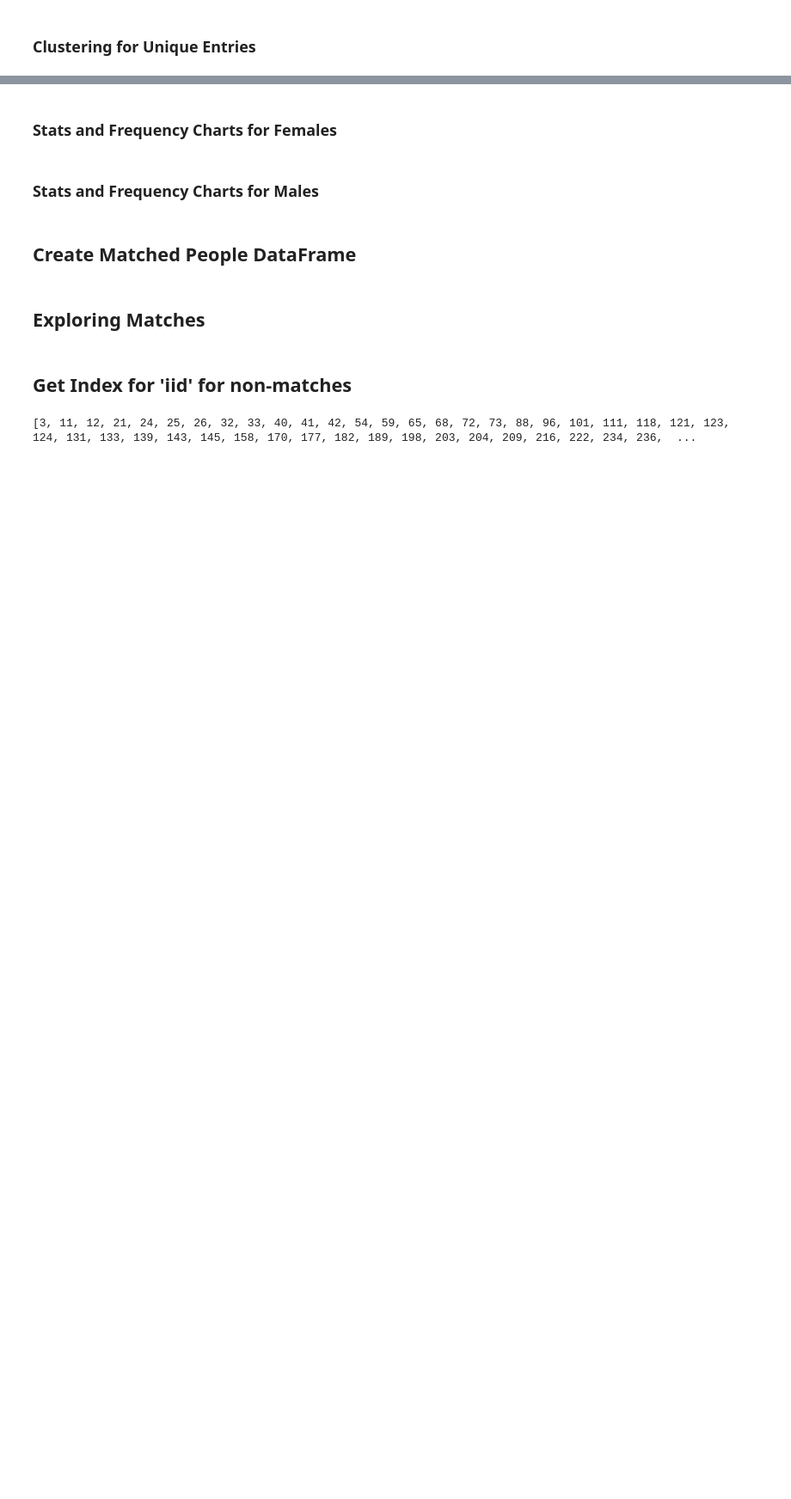
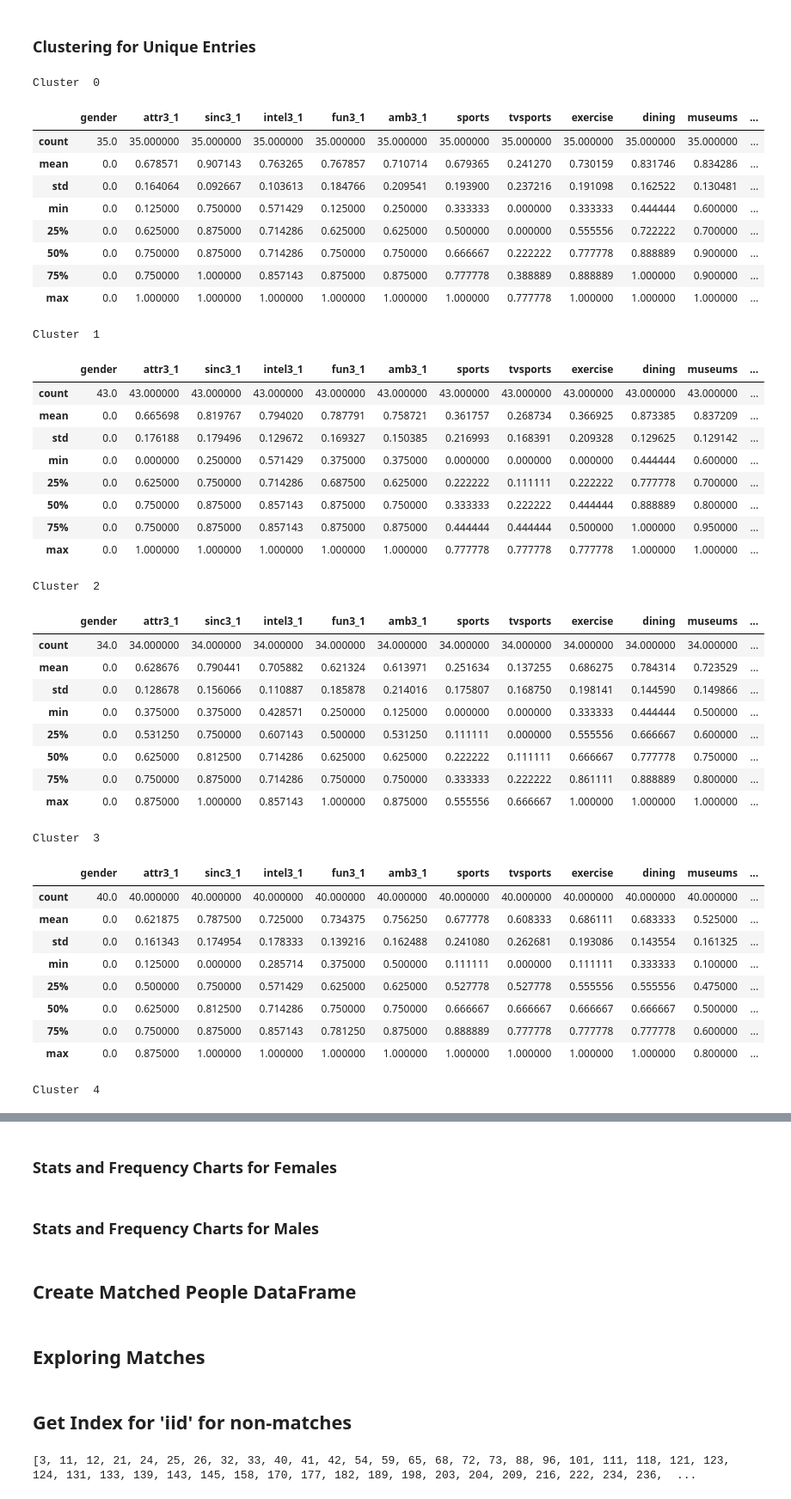
Before and after one commit to fiatveritas/Portfolio, a Jupyter notebook: Udacity_Project_5_Capstone/Love_At_First_Sight.ipynb, the cells around one changed output, grey strips where cells are left out. Shown at 86% size. Drawn from its saved outputs; the diff is of its cells as text; code cells hidden in the pictures; blank space fills up the shorter version.

Commit message:
feat: clustering algorithm implemented

```diff
--- a/Udacity_Project_5_Capstone/Love_At_First_Sight.ipynb
+++ b/Udacity_Project_5_Capstone/Love_At_First_Sight.ipynb
@@ -54,0 +59,2 @@ for i in fc.list_of_lists:
+# %%
+to_cluster.dropna(axis = 0, inplace = True)
@@ -55,2 +66,5 @@ for i in fc.list_of_lists:
+# %%
+women_to_cluster = to_cluster[to_cluster['gender'] == 0].copy()
+men_to_cluster = to_cluster[to_cluster['gender'] == 1].copy()
 # %% [markdown]
 <h3>Clustering for Unique Entries</h3>
@@ -58,0 +71,53 @@ for i in fc.list_of_lists:
+# %%
+from sklearn.cluster import KMeans
+unique_clustered_women = KMeans(random_state = 0).fit(women_to_cluster)
+unique_clustered_men = KMeans(random_state = 0).fit(men_to_cluster)
+# %%
+women_to_cluster['cluster'] = unique_clustered_women.labels_
+men_to_cluster['cluster'] = unique_clustered_men.labels_
+# %%
+for i in range(0, 8):
+    print 'Cluster ', str(i)
+    display(women_to_cluster[women_to_cluster['cluster'] == i].describe())
+# %% [output]
+Cluster  0
+|  | gender | attr3_1 | sinc3_1 | intel3_1 | fun3_1 | amb3_1 | sports | tvsports | exercise | dining | museums | ... |
+| count | 35.0 | 35.000000 | 35.000000 | 35.000000 | 35.000000 | 35.000000 | 35.000000 | 35.000000 | 35.000000 | 35.000000 | 35.000000 | ... |
+| mean | 0.0 | 0.678571 | 0.907143 | 0.763265 | 0.767857 | 0.710714 | 0.679365 | 0.241270 | 0.730159 | 0.831746 | 0.834286 | ... |
+| std | 0.0 | 0.164064 | 0.092667 | 0.103613 | 0.184766 | 0.209541 | 0.193900 | 0.237216 | 0.191098 | 0.162522 | 0.130481 | ... |
+| min | 0.0 | 0.125000 | 0.750000 | 0.571429 | 0.125000 | 0.250000 | 0.333333 | 0.000000 | 0.333333 | 0.444444 | 0.600000 | ... |
+| 25% | 0.0 | 0.625000 | 0.875000 | 0.714286 | 0.625000 | 0.625000 | 0.500000 | 0.000000 | 0.555556 | 0.722222 | 0.700000 | ... |
+| 50% | 0.0 | 0.750000 | 0.875000 | 0.714286 | 0.750000 | 0.750000 | 0.666667 | 0.222222 | 0.777778 | 0.888889 | 0.900000 | ... |
+| 75% | 0.0 | 0.750000 | 1.000000 | 0.857143 | 0.875000 | 0.875000 | 0.777778 | 0.388889 | 0.888889 | 1.000000 | 0.900000 | ... |
+| max | 0.0 | 1.000000 | 1.000000 | 1.000000 | 1.000000 | 1.000000 | 1.000000 | 0.777778 | 1.000000 | 1.000000 | 1.000000 | ... |
+Cluster  1
+|  | gender | attr3_1 | sinc3_1 | intel3_1 | fun3_1 | amb3_1 | sports | tvsports | exercise | dining | museums | ... |
+| count | 43.0 | 43.000000 | 43.000000 | 43.000000 | 43.000000 | 43.000000 | 43.000000 | 43.000000 | 43.000000 | 43.000000 | 43.000000 | ... |
+| mean | 0.0 | 0.665698 | 0.819767 | 0.794020 | 0.787791 | 0.758721 | 0.361757 | 0.268734 | 0.366925 | 0.873385 | 0.837209 | ... |
+| std | 0.0 | 0.176188 | 0.179496 | 0.129672 | 0.169327 | 0.150385 | 0.216993 | 0.168391 | 0.209328 | 0.129625 | 0.129142 | ... |
+| min | 0.0 | 0.000000 | 0.250000 | 0.571429 | 0.375000 | 0.375000 | 0.000000 | 0.000000 | 0.000000 | 0.444444 | 0.600000 | ... |
+| 25% | 0.0 | 0.625000 | 0.750000 | 0.714286 | 0.687500 | 0.625000 | 0.222222 | 0.111111 | 0.222222 | 0.777778 | 0.700000 | ... |
+| 50% | 0.0 | 0.750000 | 0.875000 | 0.857143 | 0.875000 | 0.750000 | 0.333333 | 0.222222 | 0.444444 | 0.888889 | 0.800000 | ... |
+| 75% | 0.0 | 0.750000 | 0.875000 | 0.857143 | 0.875000 | 0.875000 | 0.444444 | 0.444444 | 0.500000 | 1.000000 | 0.950000 | ... |
+| max | 0.0 | 1.000000 | 1.000000 | 1.000000 | 1.000000 | 1.000000 | 0.777778 | 0.777778 | 0.777778 | 1.000000 | 1.000000 | ... |
+Cluster  2
+|  | gender | attr3_1 | sinc3_1 | intel3_1 | fun3_1 | amb3_1 | sports | tvsports | exercise | dining | museums | ... |
+| count | 34.0 | 34.000000 | 34.000000 | 34.000000 | 34.000000 | 34.000000 | 34.000000 | 34.000000 | 34.000000 | 34.000000 | 34.000000 | ... |
+| mean | 0.0 | 0.628676 | 0.790441 | 0.705882 | 0.621324 | 0.613971 | 0.251634 | 0.137255 | 0.686275 | 0.784314 | 0.723529 | ... |
+| std | 0.0 | 0.128678 | 0.156066 | 0.110887 | 0.185878 | 0.214016 | 0.175807 | 0.168750 | 0.198141 | 0.144590 | 0.149866 | ... |
+| min | 0.0 | 0.375000 | 0.375000 | 0.428571 | 0.250000 | 0.125000 | 0.000000 | 0.000000 | 0.333333 | 0.444444 | 0.500000 | ... |
+| 25% | 0.0 | 0.531250 | 0.750000 | 0.607143 | 0.500000 | 0.531250 | 0.111111 | 0.000000 | 0.555556 | 0.666667 | 0.600000 | ... |
+| 50% | 0.0 | 0.625000 | 0.812500 | 0.714286 | 0.625000 | 0.625000 | 0.222222 | 0.111111 | 0.666667 | 0.777778 | 0.750000 | ... |
+| 75% | 0.0 | 0.750000 | 0.875000 | 0.714286 | 0.750000 | 0.750000 | 0.333333 | 0.222222 | 0.861111 | 0.888889 | 0.800000 | ... |
+| max | 0.0 | 0.875000 | 1.000000 | 0.857143 | 1.000000 | 0.875000 | 0.555556 | 0.666667 | 1.000000 | 1.000000 | 1.000000 | ... |
+Cluster  3
+|  | gender | attr3_1 | sinc3_1 | intel3_1 | fun3_1 | amb3_1 | sports | tvsports | exercise | dining | museums | ... |
+| count | 40.0 | 40.000000 | 40.000000 | 40.000000 | 40.000000 | 40.000000 | 40.000000 | 40.000000 | 40.000000 | 40.000000 | 40.000000 | ... |
+| mean | 0.0 | 0.621875 | 0.787500 | 0.725000 | 0.734375 | 0.756250 | 0.677778 | 0.608333 | 0.686111 | 0.683333 | 0.525000 | ... |
+| std | 0.0 | 0.161343 | 0.174954 | 0.178333 | 0.139216 | 0.162488 | 0.241080 | 0.262681 | 0.193086 | 0.143554 | 0.161325 | ... |
+| min | 0.0 | 0.125000 | 0.000000 | 0.285714 | 0.375000 | 0.500000 | 0.111111 | 0.000000 | 0.111111 | 0.333333 | 0.100000 | ... |
+| 25% | 0.0 | 0.500000 | 0.750000 | 0.571429 | 0.625000 | 0.625000 | 0.527778 | 0.527778 | 0.555556 | 0.555556 | 0.475000 | ... |
+| 50% | 0.0 | 0.625000 | 0.812500 | 0.714286 | 0.750000 | 0.750000 | 0.666667 | 0.666667 | 0.666667 | 0.666667 | 0.500000 | ... |
+| 75% | 0.0 | 0.750000 | 0.875000 | 0.857143 | 0.781250 | 0.875000 | 0.888889 | 0.777778 | 0.777778 | 0.777778 | 0.600000 | ... |
+| max | 0.0 | 0.875000 | 1.000000 | 1.000000 | 1.000000 | 1.000000 | 1.000000 | 1.000000 | 1.000000 | 1.000000 | 0.800000 | ... |
+Cluster  4
```
Also changed, not shown: parts of 8 cells of this notebook, 1 other file.
